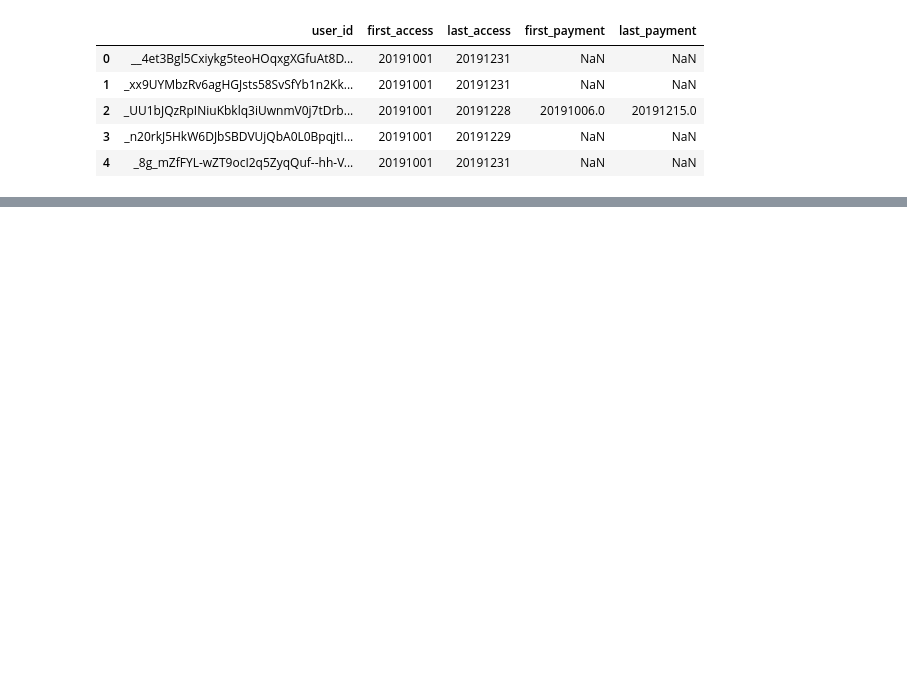
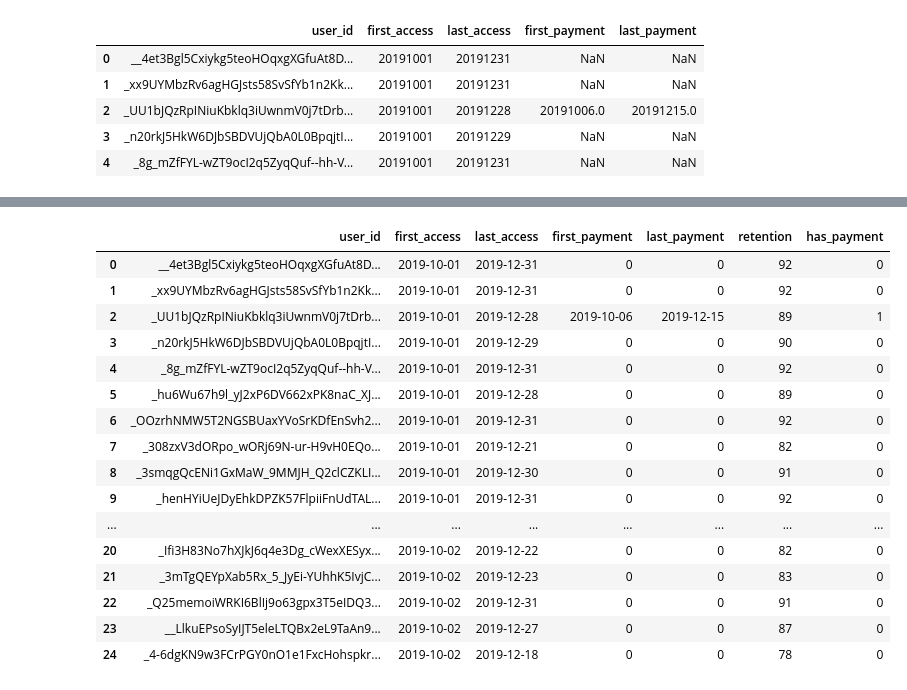
Before and after one commit to YeHoonJang/archive_for_everything, a Jupyter notebook: line/line_studio_assignment.ipynb, the cells around one changed output, grey strips where cells are left out. Cells and saved outputs as stored; diff of their text form; code cells hidden in the pictures; blank space fills up the shorter version.

```diff
--- a/line/line_studio_assignment.ipynb
+++ b/line/line_studio_assignment.ipynb
@@ -25,0 +43,3 @@ user_df.head()
+# %%
+user_df.first_access = user_df.first_access.astype(str).apply(lambda x : datetime.datetime.strptime(x, "%Y%m%d").date())
+user_df.last_access = user_df.last_access.astype(str).apply(lambda x : datetime.datetime.strptime(x, "%Y%m%d").date())
@@ -25,0 +55,3 @@ user_df.head()
+# %%
+user_df["retention"] = (user_df.last_access - user_df.first_access).dt.days + 1
+user_df.head()
@@ -25,0 +84,21 @@ user_df.head()
+# %%
+user_df["has_payment"] = [1 if i != 0 else 0 for i in user_df.first_payment]
+user_df.head(25)
+# %% [output]
+|  | user_id | first_access | last_access | first_payment | last_payment | retention | has_payment |
+| 0 | __4et3Bgl5Cxiykg5teoHOqxgXGfuAt8D... | 2019-10-01 | 2019-12-31 | 0 | 0 | 92 | 0 |
+| 1 | _xx9UYMbzRv6agHGJsts58SvSfYb1n2Kk... | 2019-10-01 | 2019-12-31 | 0 | 0 | 92 | 0 |
+| 2 | _UU1bJQzRpINiuKbklq3iUwnmV0j7tDrb... | 2019-10-01 | 2019-12-28 | 2019-10-06 | 2019-12-15 | 89 | 1 |
+| 3 | _n20rkJ5HkW6DJbSBDVUjQbA0L0BpqjtI... | 2019-10-01 | 2019-12-29 | 0 | 0 | 90 | 0 |
+| 4 | _8g_mZfFYL-wZT9ocI2q5ZyqQuf--hh-V... | 2019-10-01 | 2019-12-31 | 0 | 0 | 92 | 0 |
+| 5 | _hu6Wu67h9l_yJ2xP6DV662xPK8naC_XJ... | 2019-10-01 | 2019-12-28 | 0 | 0 | 89 | 0 |
+| 6 | _OOzrhNMW5T2NGSBUaxYVoSrKDfEnSvh2... | 2019-10-01 | 2019-12-31 | 0 | 0 | 92 | 0 |
+| 7 | _308zxV3dORpo_wORj69N-ur-H9vH0EQo... | 2019-10-01 | 2019-12-21 | 0 | 0 | 82 | 0 |
+| 8 | _3smqgQcENi1GxMaW_9MMJH_Q2clCZKLI... | 2019-10-01 | 2019-12-30 | 0 | 0 | 91 | 0 |
+| 9 | _henHYiUeJDyEhkDPZK57FlpiiFnUdTAL... | 2019-10-01 | 2019-12-31 | 0 | 0 | 92 | 0 |
+| ... | ... | ... | ... | ... | ... | ... | ... |
+| 20 | _Ifi3H83No7hXJkJ6q4e3Dg_cWexXESyx... | 2019-10-02 | 2019-12-22 | 0 | 0 | 82 | 0 |
+| 21 | _3mTgQEYpXab5Rx_5_JyEi-YUhhK5IvjC... | 2019-10-02 | 2019-12-23 | 0 | 0 | 83 | 0 |
+| 22 | _Q25memoiWRKI6BlIj9o63gpx3T5eIDQ3... | 2019-10-02 | 2019-12-31 | 0 | 0 | 91 | 0 |
+| 23 | __LlkuEPsoSyIJT5eleLTQBx2eL9TaAn9... | 2019-10-02 | 2019-12-27 | 0 | 0 | 87 | 0 |
+| 24 | _4-6dgKN9w3FCrPGY0nO1e1FxcHohspkr... | 2019-10-02 | 2019-12-18 | 0 | 0 | 78 | 0 |
```
Also changed, not shown: parts of 21 cells of this notebook.
